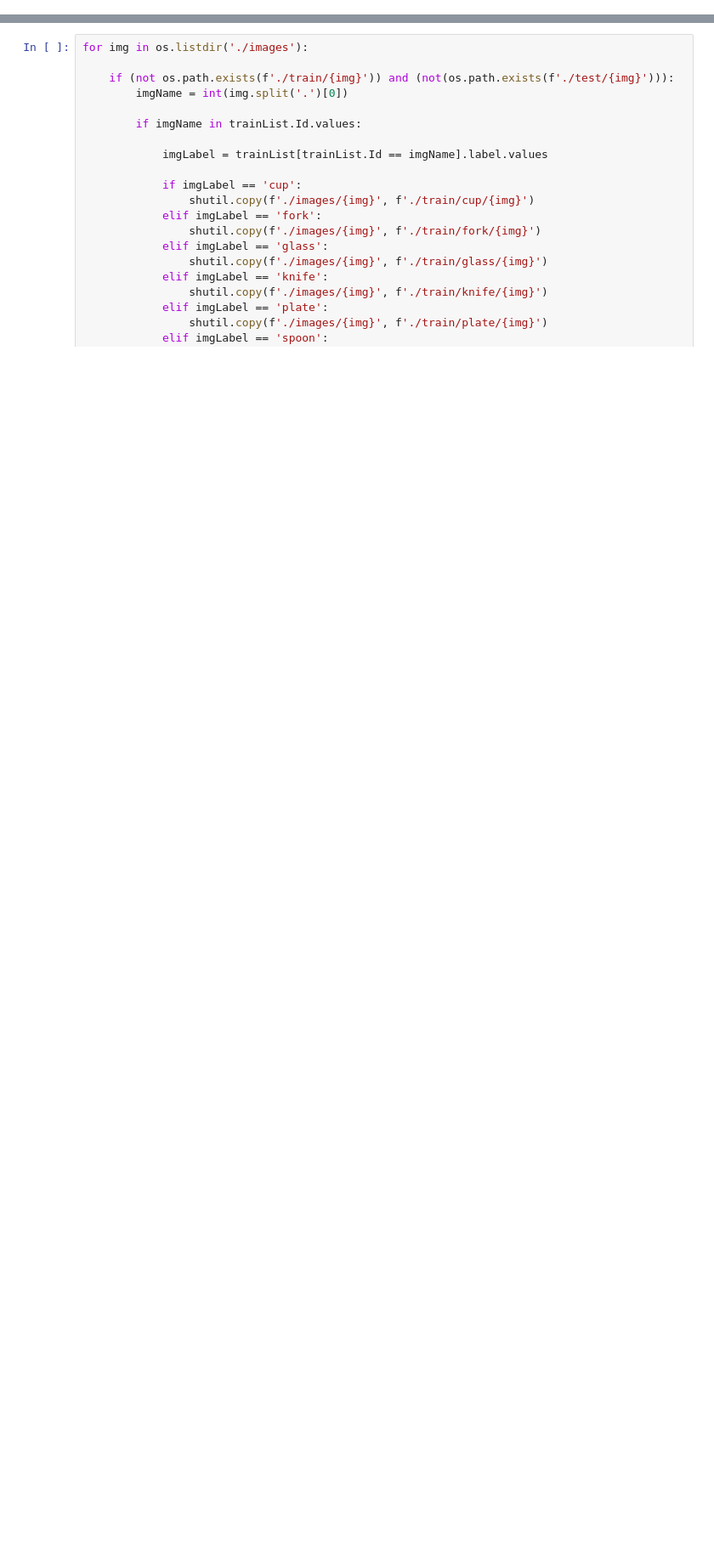
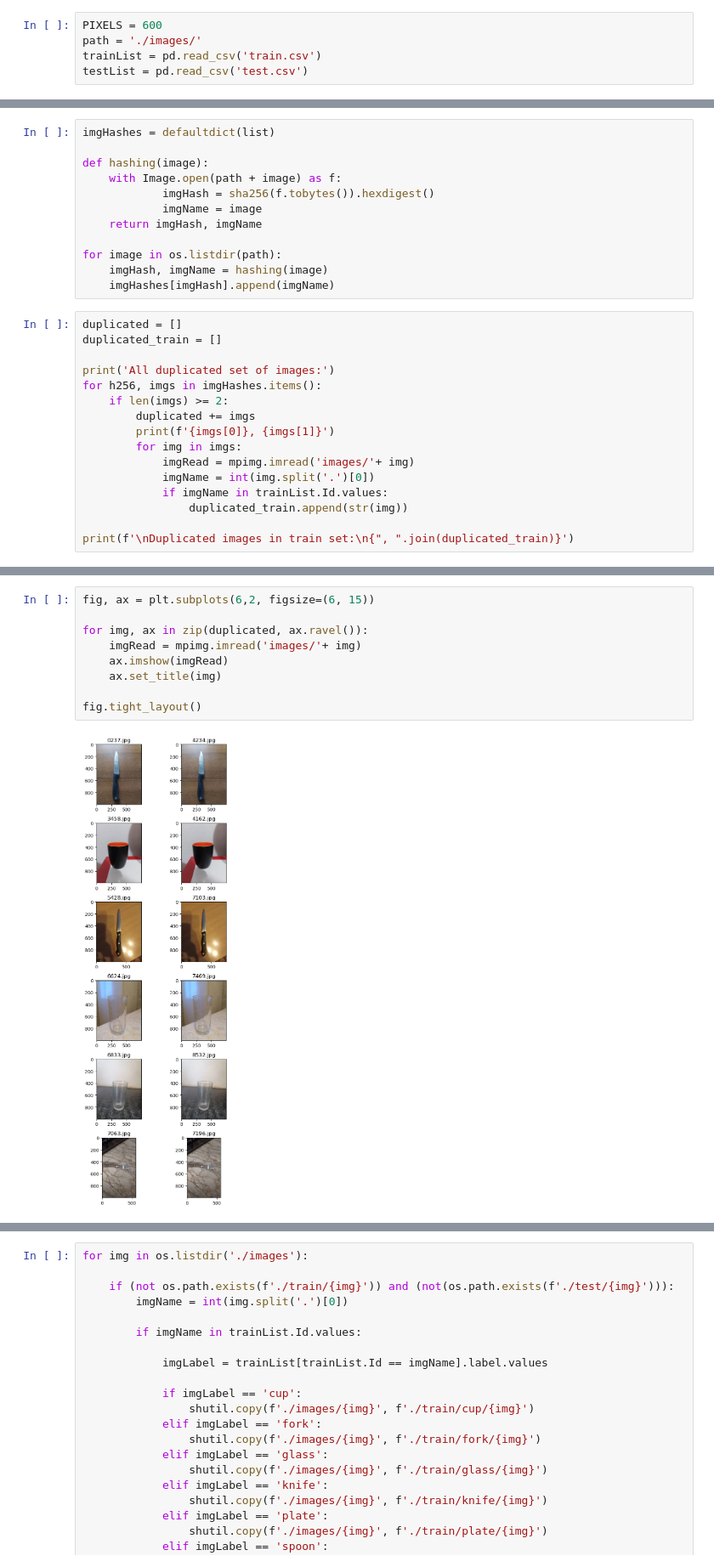
Before and after one commit to maclavijo/Kitchenware-Project, a Jupyter notebook: Kitchenware.ipynb, the cells around one changed output, grey strips where cells are left out. Shown at 85% size. Cells and saved outputs as stored; diff of their text form; blank space fills up the shorter version.

```diff
--- a/Kitchenware.ipynb
+++ b/Kitchenware.ipynb
@@ -32,0 +32,5 @@ pixels = 600
+# %%
+PIXELS = 600
+path = './images/'
+trainList = pd.read_csv('train.csv')
+testList = pd.read_csv('test.csv')
@@ -32,0 +39,28 @@ pixels = 600
+# %%
+imgHashes = defaultdict(list)
+
+def hashing(image):
+    with Image.open(path + image) as f:
+            imgHash = sha256(f.tobytes()).hexdigest()
+            imgName = image
+    return imgHash, imgName
+
+for image in os.listdir(path):
+    imgHash, imgName = hashing(image)
+    imgHashes[imgHash].append(imgName)
+# %%
+duplicated = []
+duplicated_train = []
+
+print('All duplicated set of images:')
+for h256, imgs in imgHashes.items():
+    if len(imgs) >= 2:
+        duplicated += imgs
+        print(f'{imgs[0]}, {imgs[1]}')
+        for img in imgs:
+            imgRead = mpimg.imread('images/'+ img)
+            imgName = int(img.split('.')[0])
+            if imgName in trainList.Id.values:
+                duplicated_train.append(str(img))
+
+print(f'\nDuplicated images in train set:\n{", ".join(duplicated_train)}')
@@ -32,0 +80,11 @@ pixels = 600
+# %%
+fig, ax = plt.subplots(6,2, figsize=(6, 15))
+
+for img, ax in zip(duplicated, ax.ravel()):
+    imgRead = mpimg.imread('images/'+ img)
+    ax.imshow(imgRead)
+    ax.set_title(img)
+
+fig.tight_layout()
+# %% [output]
+[figure, added]
```
Also changed, not shown: parts of 79 cells of this notebook, 10 other files.
